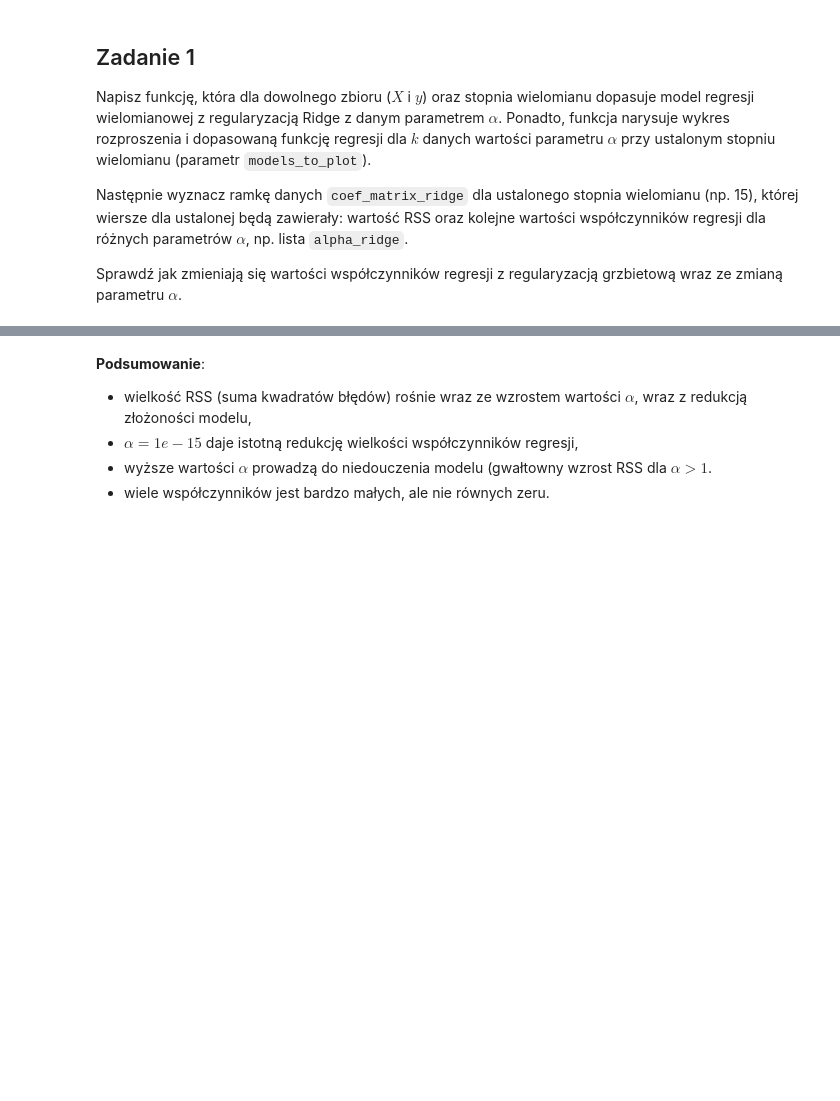
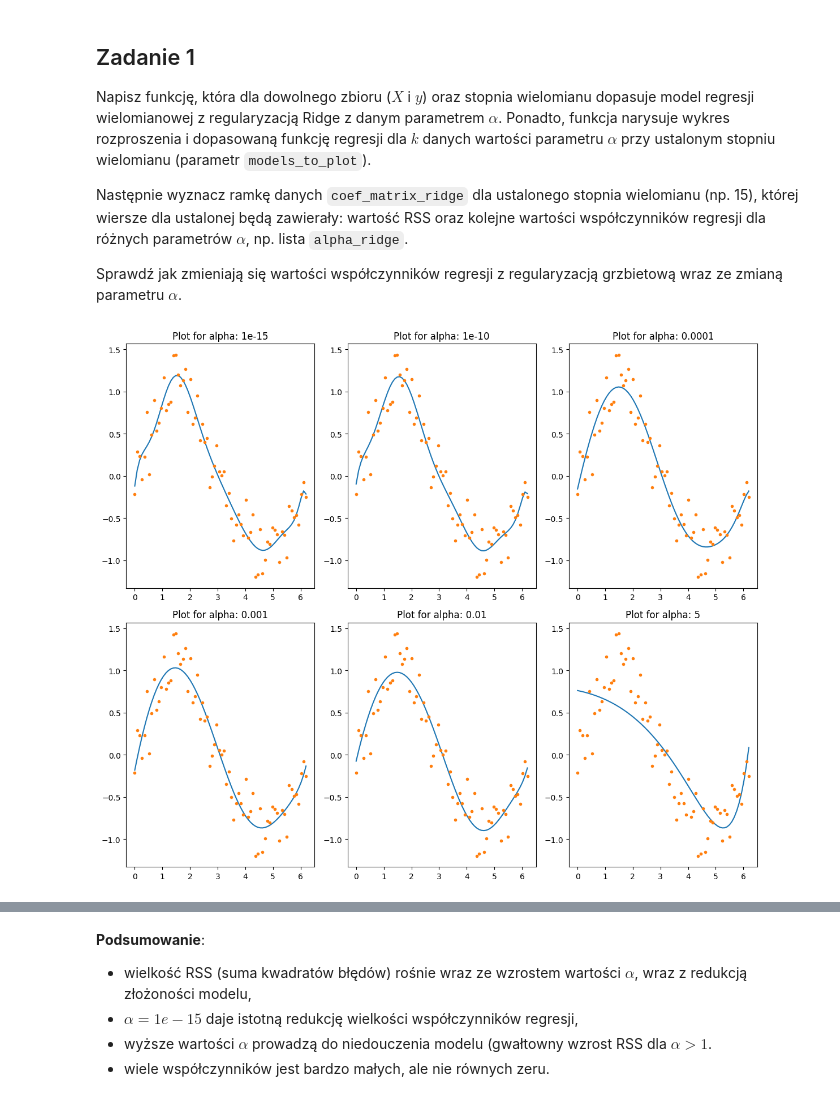
Before and after one commit to RudasKAP/ds08032025regul, a Jupyter notebook: 01_regularyzacja/02_regularyzacja_model_regresji.ipynb, the cells around one changed output, grey strips where cells are left out. Drawn from its saved outputs; the diff is of its cells as text; code cells hidden in the pictures; blank space fills up the shorter version.

```diff
--- a/01_regularyzacja/02_regularyzacja_model_regresji.ipynb
+++ b/01_regularyzacja/02_regularyzacja_model_regresji.ipynb
@@ -127,15 +149,17 @@ Sprawdź jak zmieniają się wartości współczynników regresji z regularyzacj
 # %%
-# #rysujemy wykres regresji wielomianowej z regularyzacją ridge,dla różnych alph dla potęgi 15
-# alpha_ridge = [1e-15, 1e-10, 1e-8, 1e-4, 1e-3,1e-2, 1, 5, 10, 20]
+#rysujemy wykres regresji wielomianowej z regularyzacją ridge,dla różnych alph dla potęgi 15
+alpha_ridge = [1e-15, 1e-10, 1e-8, 1e-4, 1e-3,1e-2, 1, 5, 10, 20]
 
-# col = ['RSS','Intercept'] + ['coef_x_%d'%i for i in range(1, 16)]
-# ind = ['alpha_%.2g' % alpha_ridge[i] for i in range(0, len(alpha_ridge))]
-# coef_matrix_ridge = pd.DataFrame(index=ind, columns=col)
+col = ['RSS','Intercept'] + ['coef_x_%d'%i for i in range(1, 16)]
+ind = ['alpha_%.2g' % alpha_ridge[i] for i in range(0, len(alpha_ridge))]
+coef_matrix_ridge = pd.DataFrame(index=ind, columns=col)
 
-# models_to_plot = {1e-15:231, 1e-10:232, 1e-4:233, 1e-3:234, 1e-2:235, 5:236}
+models_to_plot = {1e-15:231, 1e-10:232, 1e-4:233, 1e-3:234, 1e-2:235, 5:236}
 
 
-# power = 15
-# for i in range(10):
-#     coef_matrix_ridge.iloc[i,] = ridge_regression(X, y, alpha_ridge[i], power, models_to_plot)
+power = 15
+for i in range(10):
+    coef_matrix_ridge.iloc[i,] = ridge_regression(X, y, alpha_ridge[i], power, models_to_plot)
+# %% [output]
+[figure, added]
 # %%
```
Also changed, not shown: parts of 12 cells of this notebook, 2 other files.
